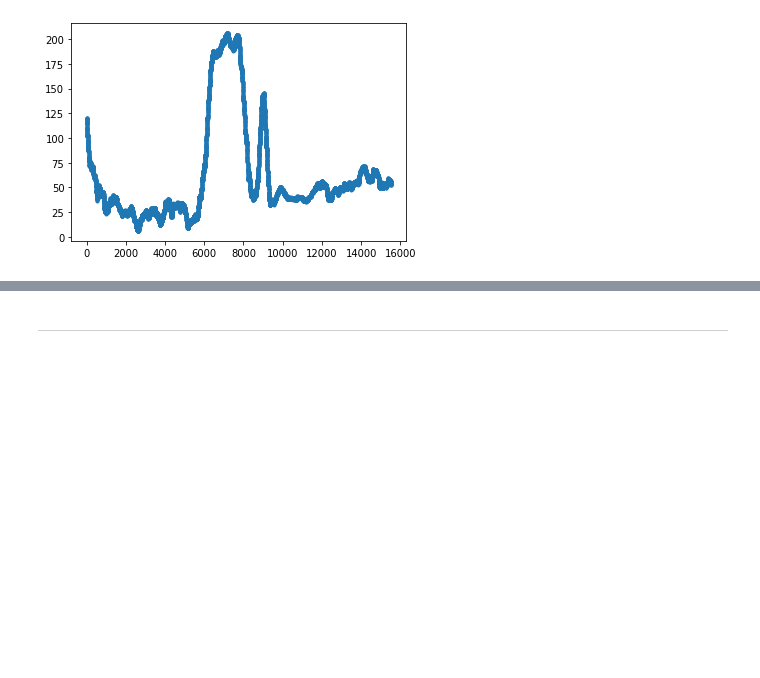
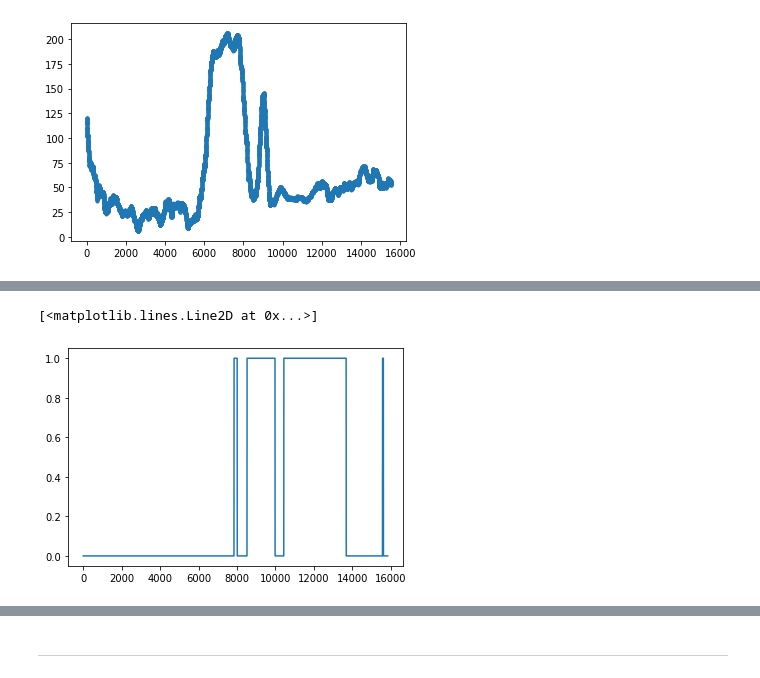
Before and after one commit to Rohit01-zoey/EE679, a Jupyter notebook: CompAssg3/Code.ipynb, the cells around one changed output, grey strips where cells are left out. Drawn from its saved outputs; the diff is of its cells as text; code cells hidden in the pictures; blank space fills up the shorter version.

```diff
--- a/CompAssg3/Code.ipynb
+++ b/CompAssg3/Code.ipynb
@@ -129 +189,6 @@ plt.plot(zcr, '.')
+# %%
+plt.plot(vad(e, -40))
+# %% [output]
+[<matplotlib.lines.Line2D at 0x...>]
+[figure, added]
 # %%
```
Also changed, not shown: parts of 7 cells of this notebook.
